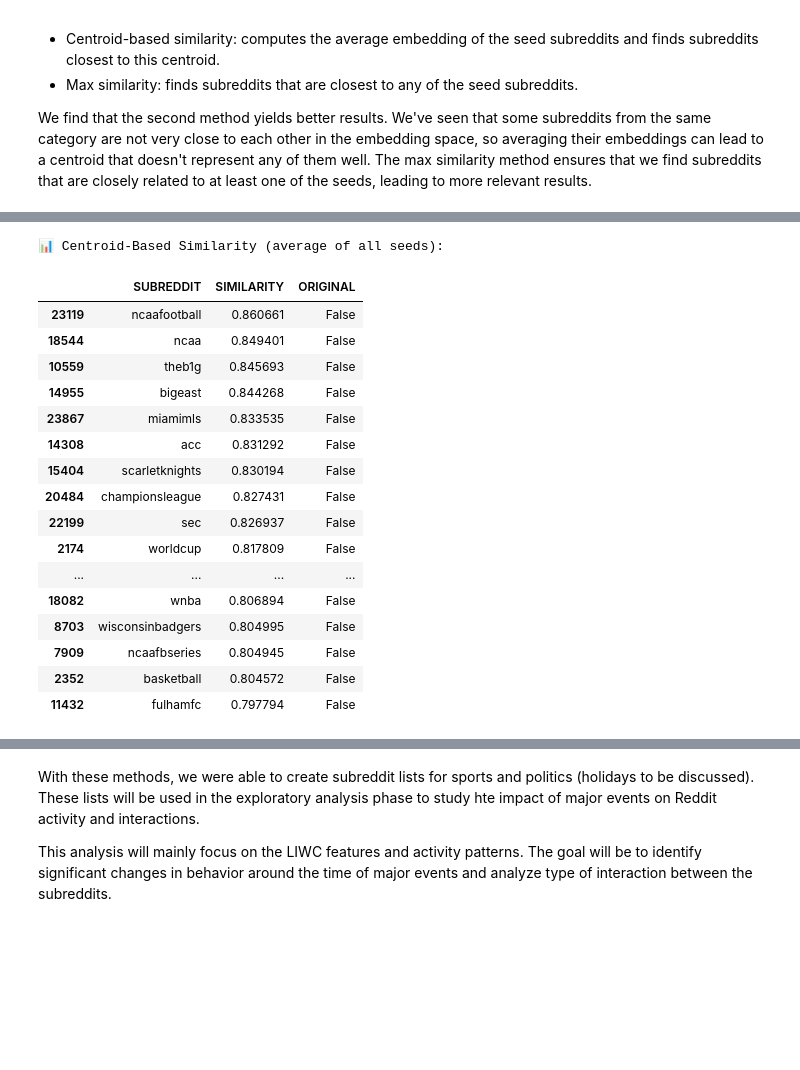
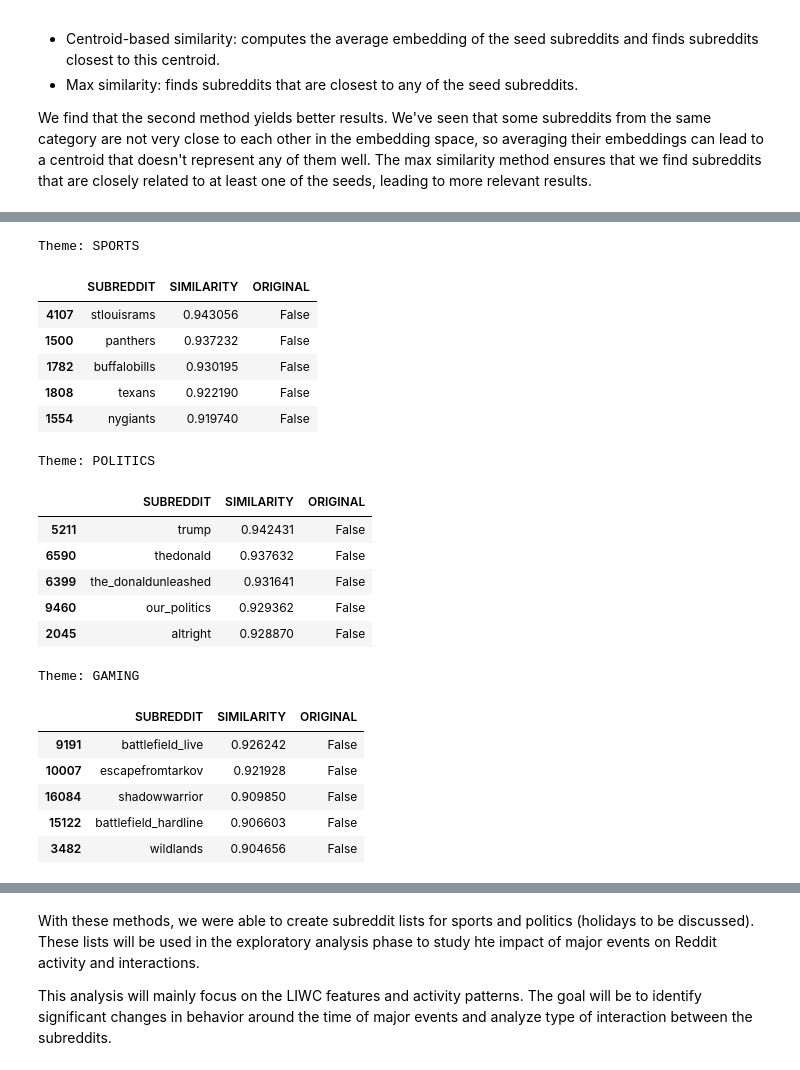
Before and after one commit to l0uisgrange/ada-2025-project, a Jupyter notebook: results.ipynb, the cells around one changed output, grey strips where cells are left out. Saved outputs shown, nothing was run; the diff lists cells and outputs as text; code cells hidden in the pictures; blank space fills up the shorter version.

```diff
--- a/results.ipynb
+++ b/results.ipynb
@@ -308,32 +305,43 @@ Seed subreddits: ['nfl', 'nba', 'baseball', 'cfb', 'collegebasketball', 'soccer'
 # %%
 from src.similarity import similar_by_centroid
 
-centroid_results = similar_by_centroid(
-    picked_subreddits,
-    df_subreddits
-)
+# Apply to each theme
+for theme_name, subreddit_list in THEMES.items():
+    print(f"Theme: {theme_name.upper()}")
 
-print("📊 Centroid-Based Similarity (average of all seeds):")
-centroid_results
+    centroid_results = similar_by_centroid(
+        subreddit_list,
+        df_subreddits,
+        top_n=50
+    )
+
+    display(centroid_results.head())
+
+    # Save to CSV
+    output_path = f'data/{theme_name}_centroid_neighbors.csv'
+    centroid_results.to_csv(output_path, index=False)
 # %% [output]
-📊 Centroid-Based Similarity (average of all seeds):
+Theme: SPORTS
 |  | SUBREDDIT | SIMILARITY | ORIGINAL |
-| 23119 | ncaafootball | 0.860661 | False |
-| 18544 | ncaa | 0.849401 | False |
-| 10559 | theb1g | 0.845693 | False |
-| 14955 | bigeast | 0.844268 | False |
-| 23867 | miamimls | 0.833535 | False |
-| 14308 | acc | 0.831292 | False |
-| 15404 | scarletknights | 0.830194 | False |
-| 20484 | championsleague | 0.827431 | False |
-| 22199 | sec | 0.826937 | False |
-| 2174 | worldcup | 0.817809 | False |
-| ... | ... | ... | ... |
-| 18082 | wnba | 0.806894 | False |
-| 8703 | wisconsinbadgers | 0.804995 | False |
-| 7909 | ncaafbseries | 0.804945 | False |
-| 2352 | basketball | 0.804572 | False |
-| 11432 | fulhamfc | 0.797794 | False |
+| 4107 | stlouisrams | 0.943056 | False |
+| 1500 | panthers | 0.937232 | False |
+| 1782 | buffalobills | 0.930195 | False |
+| 1808 | texans | 0.922190 | False |
+| 1554 | nygiants | 0.919740 | False |
+Theme: POLITICS
+|  | SUBREDDIT | SIMILARITY | ORIGINAL |
+| 5211 | trump | 0.942431 | False |
+| 6590 | thedonald | 0.937632 | False |
+| 6399 | the_donaldunleashed | 0.931641 | False |
+| 9460 | our_politics | 0.929362 | False |
+| 2045 | altright | 0.928870 | False |
+Theme: GAMING
+|  | SUBREDDIT | SIMILARITY | ORIGINAL |
+| 9191 | battlefield_live | 0.926242 | False |
+| 10007 | escapefromtarkov | 0.921928 | False |
+| 16084 | shadowwarrior | 0.909850 | False |
+| 15122 | battlefield_hardline | 0.906603 | False |
+| 3482 | wildlands | 0.904656 | False |
 # %%
 from src.similarity import similar_by_max_similarity
 
```
Also changed, not shown: parts of 3 cells of this notebook, 2 other files.
